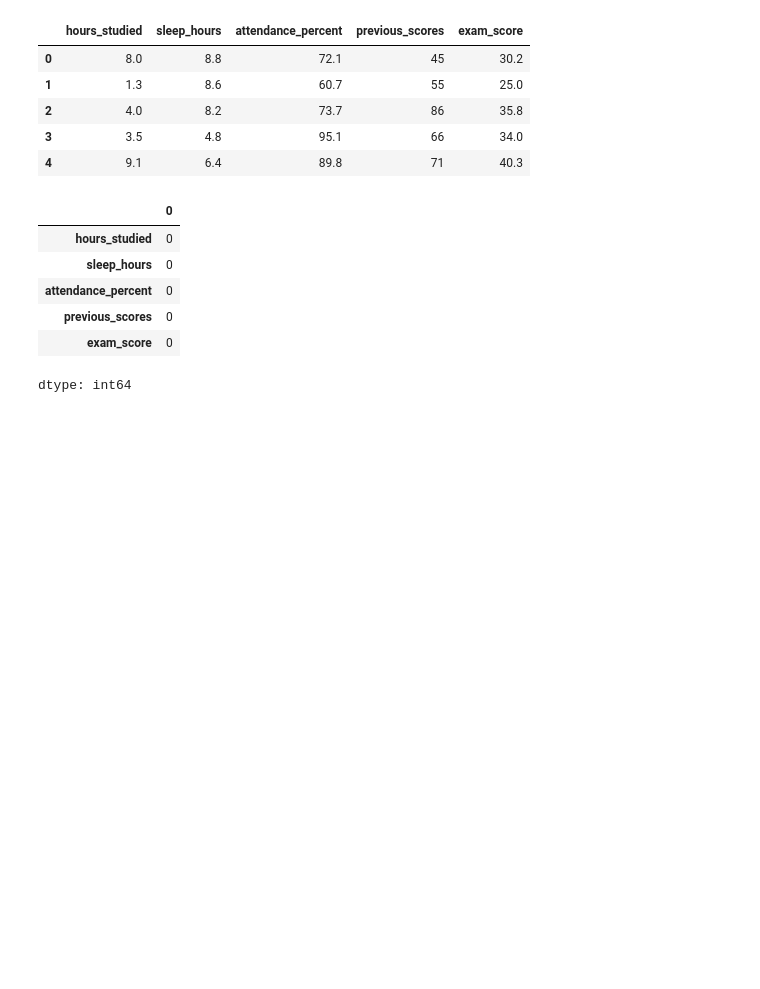
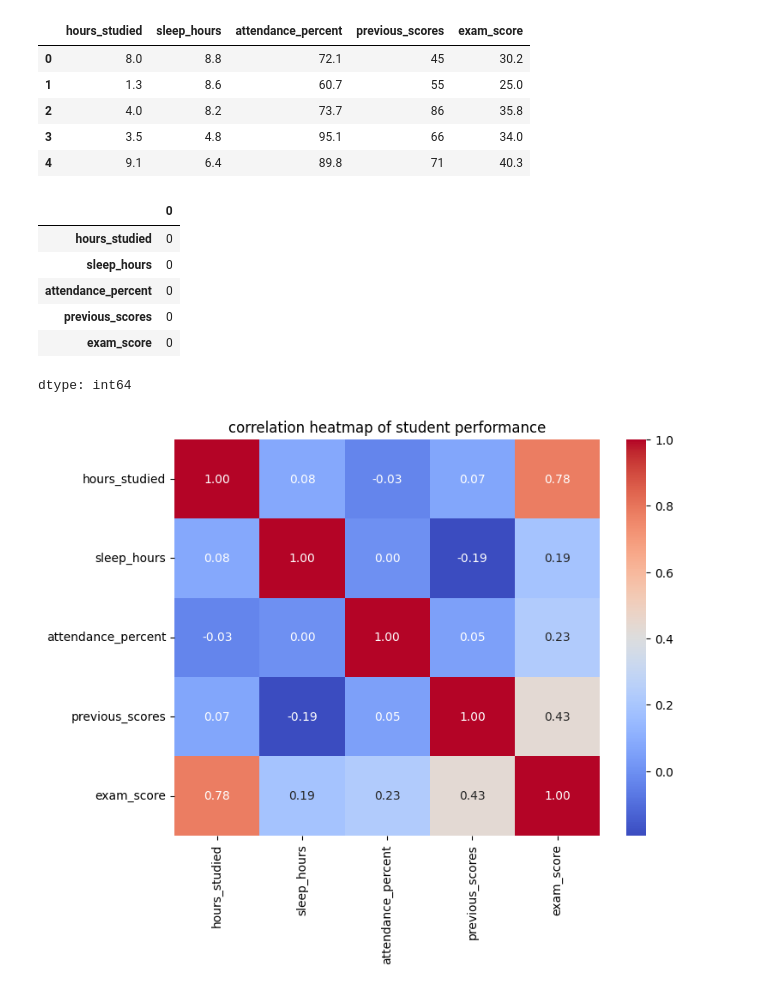
Before and after one commit to federico2018lc/Algebra, a Jupyter notebook: Algebra.ipynb, the cells around one changed output. Drawn from its saved outputs; the diff is of its cells as text; code cells hidden in the pictures; blank space fills up the shorter version.

```diff
--- a/Algebra.ipynb
+++ b/Algebra.ipynb
@@ -85,3 +85,14 @@ df.isnull().sum()
 | previous_scores | 0 |
 | exam_score | 0 |
 dtype: int64
+# %%
+#Avanzado (opcional)
+import matplotlib.pyplot as plt
+import seaborn as sns
+#crear una martriz de correlación, cuanto mas cerca al 1 mas relacionado se supone que esta.
+plt.figure(figsize=(8 , 6))
+sns.heatmap(df.corr(),annot=True,cmap='coolwarm',fmt=".2f")
+plt.title('correlation heatmap of student performance')
+plt.show()
+# %% [output]
+[figure, added]
```
Also changed, not shown: parts of 1 cell of this notebook.
